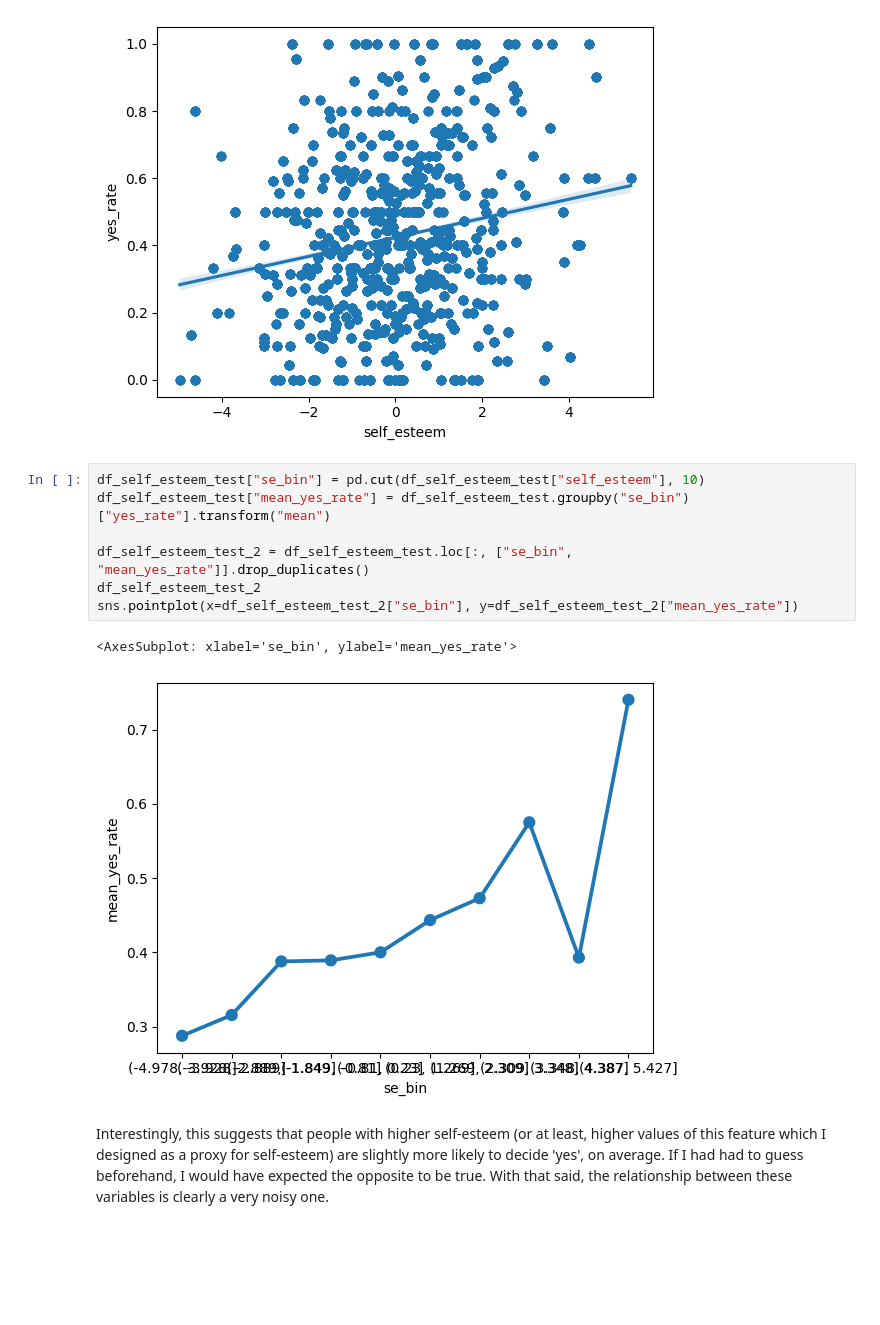
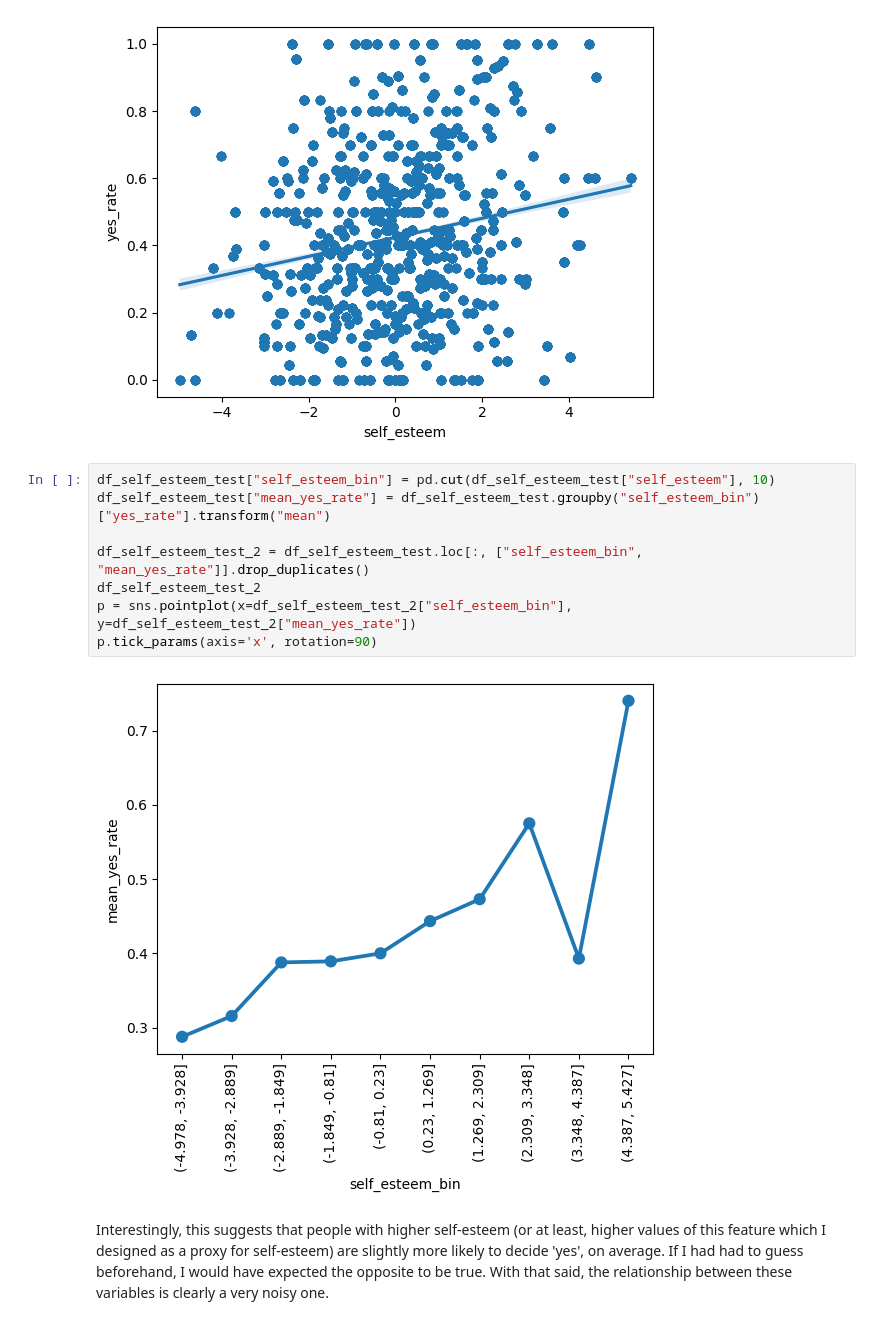
Before and after one commit to Arthur-R-UK/speed-dating, a Jupyter notebook: Speed_Dating.ipynb, the cells around one changed output. Cells and saved outputs as stored; diff of their text form; blank space fills up the shorter version.

```diff
--- a/Speed_Dating.ipynb
+++ b/Speed_Dating.ipynb
@@ -351,15 +364,15 @@ sns.regplot(x=df_self_esteem_test["self_esteem"], y=df_self_esteem_test["yes_rat
 <AxesSubplot: xlabel='self_esteem', ylabel='yes_rate'>
 [figure]
 # %%
-df_self_esteem_test["se_bin"] = pd.cut(df_self_esteem_test["self_esteem"], 10)
-df_self_esteem_test["mean_yes_rate"] = df_self_esteem_test.groupby("se_bin")["yes_rate"].transform("mean")
+df_self_esteem_test["self_esteem_bin"] = pd.cut(df_self_esteem_test["self_esteem"], 10)
+df_self_esteem_test["mean_yes_rate"] = df_self_esteem_test.groupby("self_esteem_bin")["yes_rate"].transform("mean")
 
-df_self_esteem_test_2 = df_self_esteem_test.loc[:, ["se_bin", "mean_yes_rate"]].drop_duplicates()
+df_self_esteem_test_2 = df_self_esteem_test.loc[:, ["self_esteem_bin", "mean_yes_rate"]].drop_duplicates()
 df_self_esteem_test_2
-sns.pointplot(x=df_self_esteem_test_2["se_bin"], y=df_self_esteem_test_2["mean_yes_rate"])
+p = sns.pointplot(x=df_self_esteem_test_2["self_esteem_bin"], y=df_self_esteem_test_2["mean_yes_rate"])
+p.tick_params(axis='x', rotation=90)
 # %% [output]
-<AxesSubplot: xlabel='se_bin', ylabel='mean_yes_rate'>
-[figure, old version]
+[figure, new version]
 # %% [markdown]
 Interestingly, this suggests that people with higher self-esteem (or at least, higher values of this feature which I designed as a proxy for self-esteem) are slightly more likely to decide 'yes', on average. If I had had to guess beforehand, I would have expected the opposite to be true. With that said, the relationship between these variables is clearly a very noisy one.
 # %% [markdown]
```
Also changed, not shown: parts of 14 cells of this notebook.
